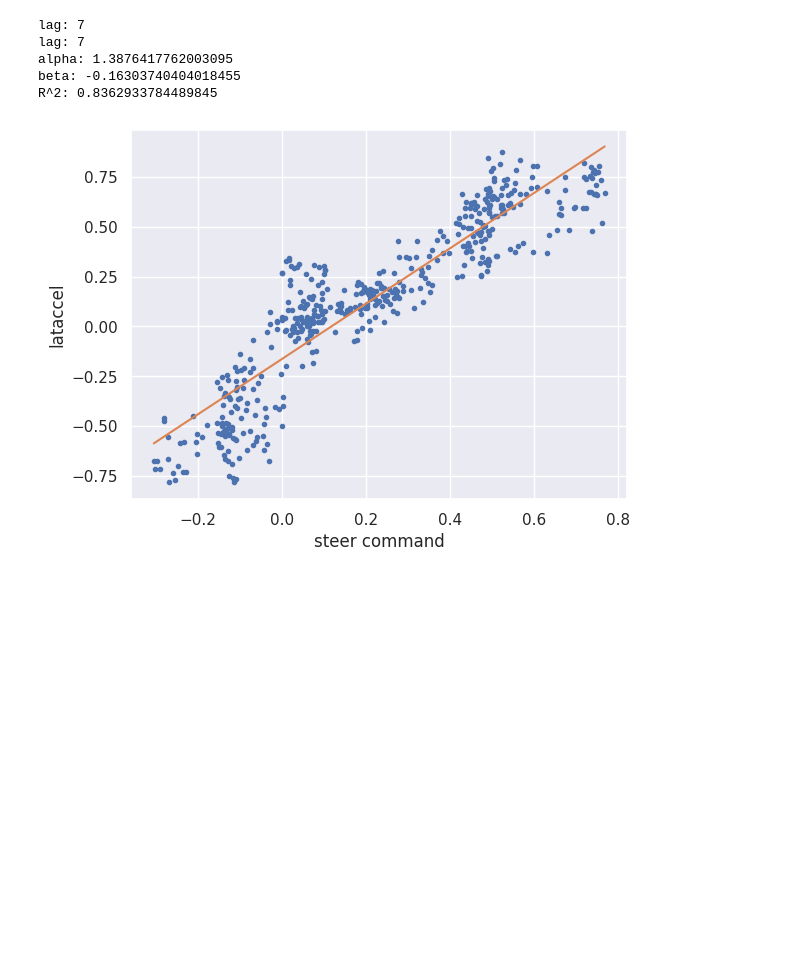
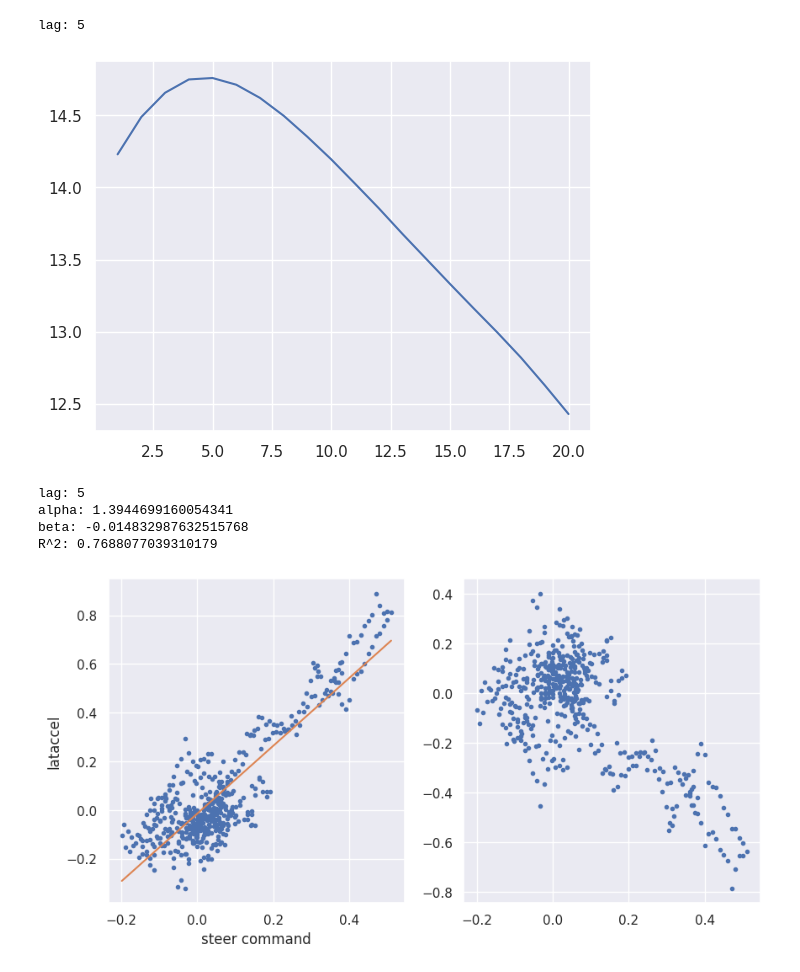
Before and after one commit to commaai/controls_challenge, a Jupyter notebook: experiment.ipynb, the cells around one changed output. Cells and saved outputs as stored; diff of their text form; code cells hidden in the pictures; blank space fills up the shorter version.

```diff
--- a/experiment.ipynb
+++ b/experiment.ipynb
@@ -25,5 +28,6 @@ def plot_rollout(sim):
   plt.show()
 # %%
 model = TinyPhysicsModel("./models/tinyphysics.onnx", debug=True)
-controller_pid = pid.Controller()
-controller_ff = linear_mpc.Controller()
+controller = pidf.Controller()
+sim = TinyPhysicsSimulator(model, "./data/08975.csv", controller=controller, debug=False)
+sim.rollout()
@@ -30,3 +37,0 @@ controller_ff = linear_mpc.Controller()
-# %%
-sim = TinyPhysicsSimulator(model, "./data/00000.csv", controller=controller_ff, debug=False)
-sim.rollout()
@@ -59,61 +73,72 @@ def linear_lsq(x, y, lag):
     return alpha, beta, r2
 
 roll_lataccel_history = [x[0] for x in sim.state_history][100:]
-
 steer_la = np.array(sim.current_lataccel_history)[100:] - np.array(roll_lataccel_history)
 steerCommands = np.array(sim.action_history)[100:]
 vEgo = np.array([x[1] for x in sim.state_history[100:]])
 aEgo = np.array([x[2] for x in sim.state_history[100:]])
 
+roll_lataccel_history_preset = [x[0] for x in sim.state_history][:100]
+steer_la_preset = np.array(sim.current_lataccel_history)[:100] - np.array(roll_lataccel_history_preset)
+steerCommands_preset = np.array(sim.action_history)[:100]
+
+
 length = len(steerCommands)
 
 
-corr = signal.correlate(steer_la - steer_la.mean(), steerCommands - steerCommands.mean())
-lags = signal.correlation_lags(length, length)
+corr = signal.correlate(steer_la - steer_la.mean(), steerCommands - steerCommands.mean())[length: length + 20]
+lags = signal.correlation_lags(length, length)[length: length + 20]
 lag = lags[np.argmax(corr)]
 print(f'lag: {lag}')
 lag = max(0, lag)
 
-test_fit = np.array([linear_lsq(steerCommands, steer_la, x)[2] for x in range(lag, lag + 10)])
-lag += np.argmax(test_fit)
+plt.plot(lags, corr)
+plt.show()
+
+# test_fit = np.array([linear_lsq(steerCommands, steer_la, x)[2] for x in range(lag, lag + 10)])
+# lag += np.argmax(test_fit)
 
 print(f'lag: {lag}')
 
-# lag=0
+# lag=2
 alpha = np.sum((steer_la[lag:] - steer_la[lag:].mean()) * (steerCommands[:length-lag] - steerCommands[:length-lag].mean())) / np.sum((steerCommands[:length-lag] - steerCommands[:length-lag].mean()) ** 2)
 beta = steer_la[lag:].mean() - alpha * steerCommands[:length-lag].mean()
 ssr = np.sum((alpha * steerCommands[:length-lag] + beta - steer_la[lag:])**2)
 sst = np.sum((steer_la[lag:] - steer_la[lag:].mean())**2)
 r2 = 1 - ssr / sst
 print(f'alpha: {alpha}\nbeta: {beta}\nR^2: {r2}')
 
-plt.plot(steerCommands[:length-lag], steer_la[lag:], '.')
+fig, ax = plt.subplots(1, 2, figsize=(10, 5))
+ax[0].plot(steerCommands[:length-lag], steer_la[lag:], '.')
 x = np.linspace(steerCommands.min(), steerCommands.max(), 2)
-plt.plot(x, alpha * x + beta)
+ax[0].plot(x, alpha * x + beta)
+ax[0].set_xlabel('steer command')
+ax[0].set_ylabel('lataccel')
 
-plt.xlabel('steer command')
-plt.ylabel('lataccel')
+ax[1].plot(steerCommands[:length-lag], steerCommands[:length-lag] - steer_la[lag:] * alpha + beta, '.')
+
 # plt.xlim(-2, 2)
 # plt.ylim(-3, 3)
 plt.show()
 
 
 
 # fig, ax = plt.subplots(2, 1, figsize=(7, 10))
 # ax[0].scatter(action_history[:-lag], steer_lataccel_history[lag:], marker='.', linewidths=0.5)
 # ax[1].scatter(action_history[:100], steer_lataccel_history[lag:100+lag], marker='.', linewidths=0.5)
 
 
 
 # plt.xlabel('steer command')
 # plt.ylabel('actual lataccel')
 # # plt.xlim(-2, 2)
 # # plt.ylim(-3, 3)
 # plt.show()
 # %% [output]
-lag: 7
-lag: 7
-alpha: 1.3876417762003095
-beta: -0.16303740404018455
-R^2: 0.8362933784489845
+lag: 5
-[figure, old version]
+[figure, new version]
+lag: 5
+alpha: 1.3944699160054341
+beta: -0.014832987632515768
+R^2: 0.7688077039310179
+[figure, added]
```
Also changed, not shown: parts of 13 cells of this notebook, 4 other files.
